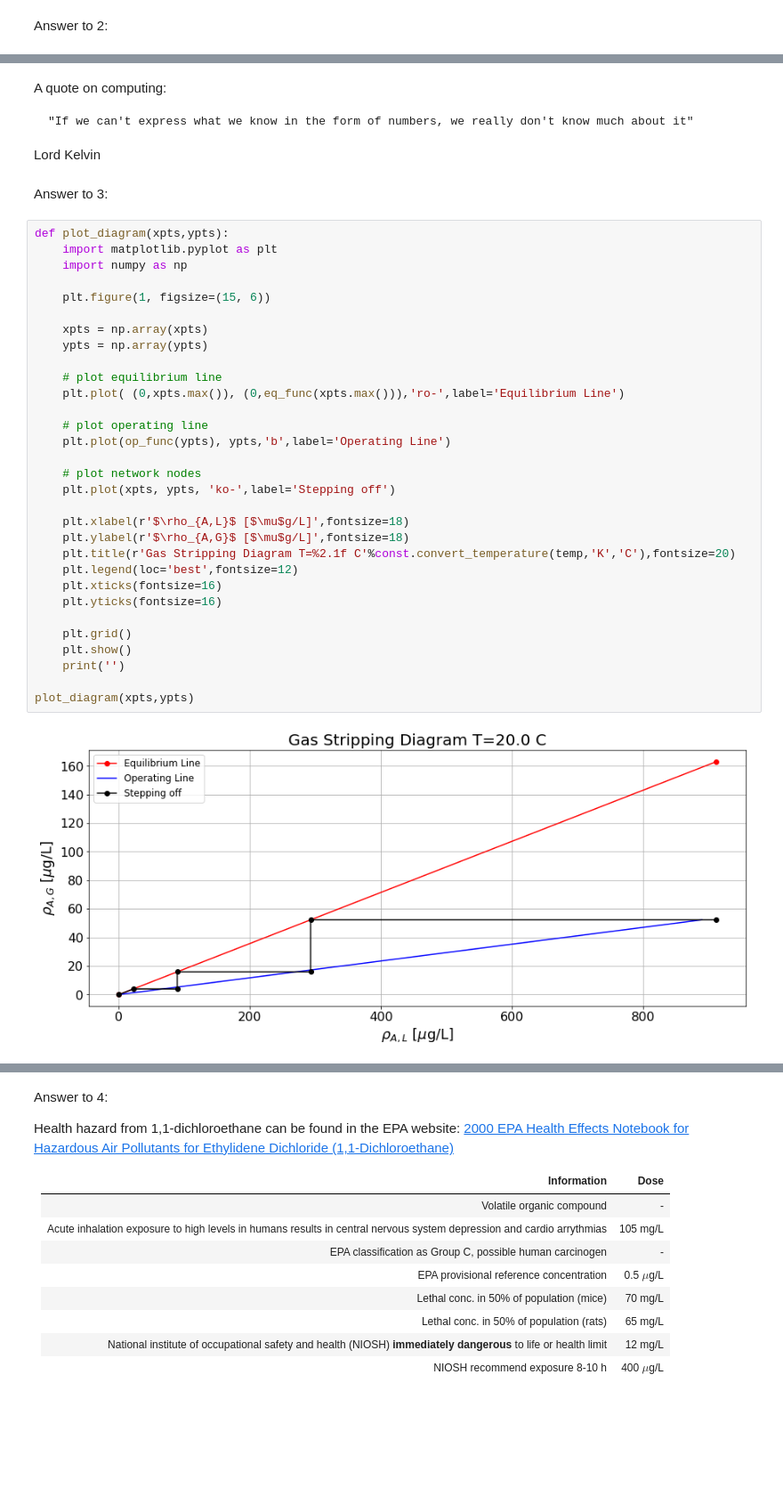
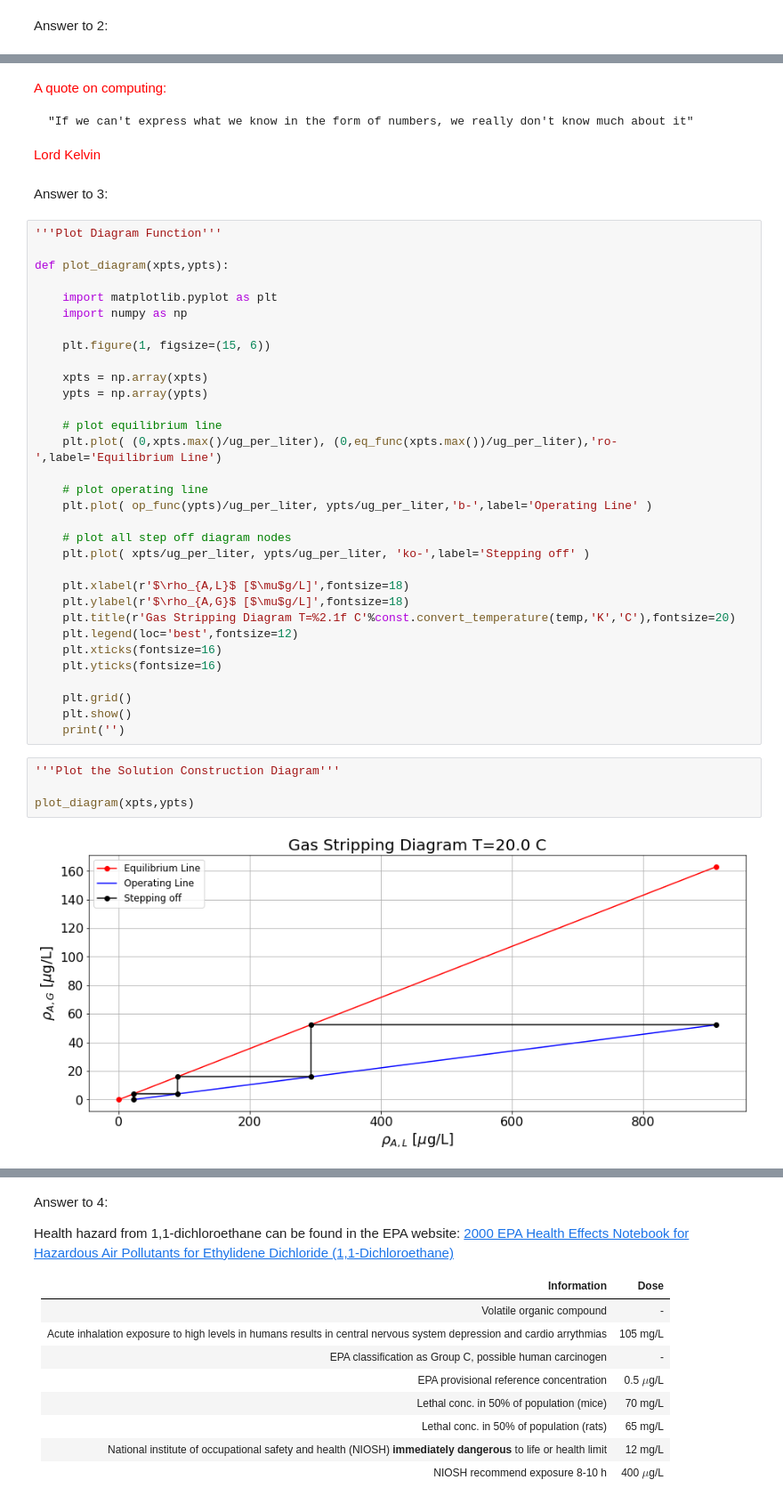
Before and after one commit to dpploy/engy-5140, a Jupyter notebook: notebooks/03-gas-absorption.ipynb, the cells around one changed output, grey strips where cells are left out. Shown: that part at 89% size. Drawn from its saved outputs; the diff is of its cells as text; blank space fills up the shorter version.

```diff
--- a/notebooks/03-gas-absorption.ipynb
+++ b/notebooks/03-gas-absorption.ipynb
@@ -165,15 +165,18 @@ Mass Concentrations [ug/L] at T = 20.00
 1  2       88.91       15.91        292.39
 2  3      292.39       52.31        911.24
 # %% [markdown]
-A quote on computing:
+<span style="color:red"> A quote on computing: </span>
 
     "If we can't express what we know in the form of numbers, we really don't know much about it"
 
-Lord Kelvin
+<span style="color:red"> Lord Kelvin </span>
 # %% [markdown]
 Answer to 3:
 # %%
+'''Plot Diagram Function'''
+
 def plot_diagram(xpts,ypts):
+
     import matplotlib.pyplot as plt
     import numpy as np
 
@@ -183,13 +186,13 @@ def plot_diagram(xpts,ypts):
     ypts = np.array(ypts)
 
     # plot equilibrium line
-    plt.plot( (0,xpts.max()), (0,eq_func(xpts.max())),'ro-',label='Equilibrium Line')
+    plt.plot( (0,xpts.max()/ug_per_liter), (0,eq_func(xpts.max())/ug_per_liter),'ro-',label='Equilibrium Line')
 
     # plot operating line
-    plt.plot(op_func(ypts), ypts,'b',label='Operating Line')
+    plt.plot( op_func(ypts)/ug_per_liter, ypts/ug_per_liter,'b-',label='Operating Line' )
 
-    # plot network nodes
-    plt.plot(xpts, ypts, 'ko-',label='Stepping off')
+    # plot all step off diagram nodes
+    plt.plot( xpts/ug_per_liter, ypts/ug_per_liter, 'ko-',label='Stepping off' )
 
     plt.xlabel(r'$\rho_{A,L}$ [$\mu$g/L]',fontsize=18)
     plt.ylabel(r'$\rho_{A,G}$ [$\mu$g/L]',fontsize=18)
@@ -201,7 +204,9 @@ def plot_diagram(xpts,ypts):
     plt.grid()
     plt.show()
     print('')
-
-plot_diagram(xpts,ypts)
-# %% [output]
-[figure, removed]
+# %%
+'''Plot the Solution Construction Diagram'''
+
+plot_diagram(xpts,ypts)
+# %% [output]
+[figure, added]
```
Also changed, not shown: parts of 6 cells of this notebook, 1 other file.
